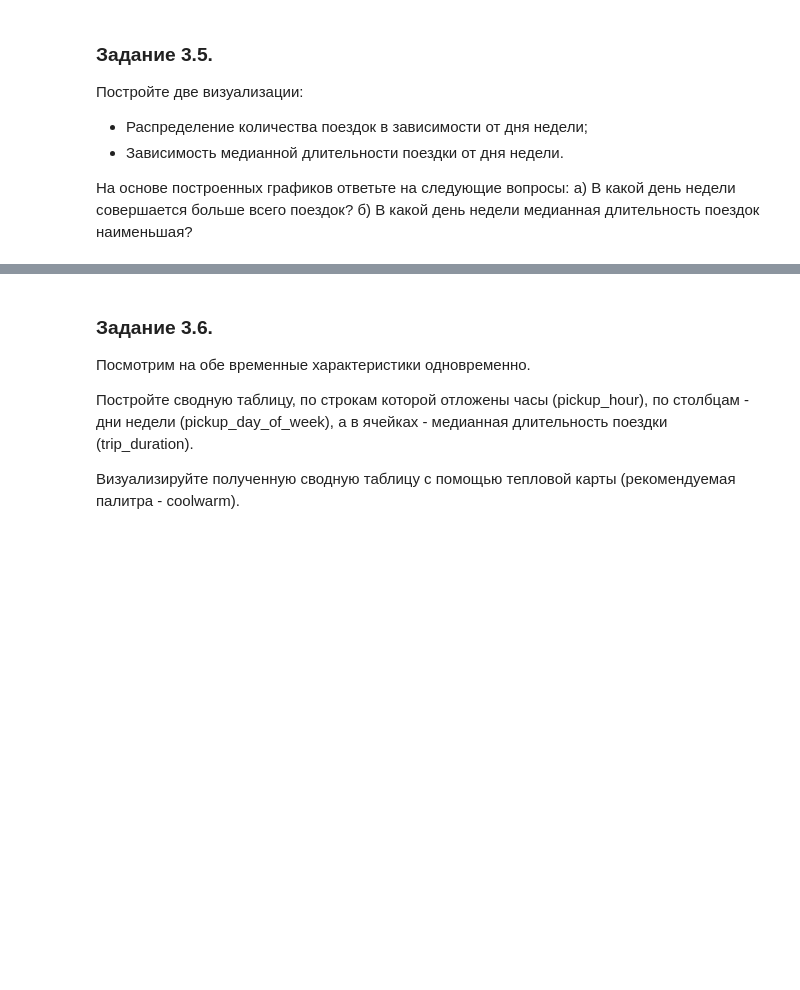
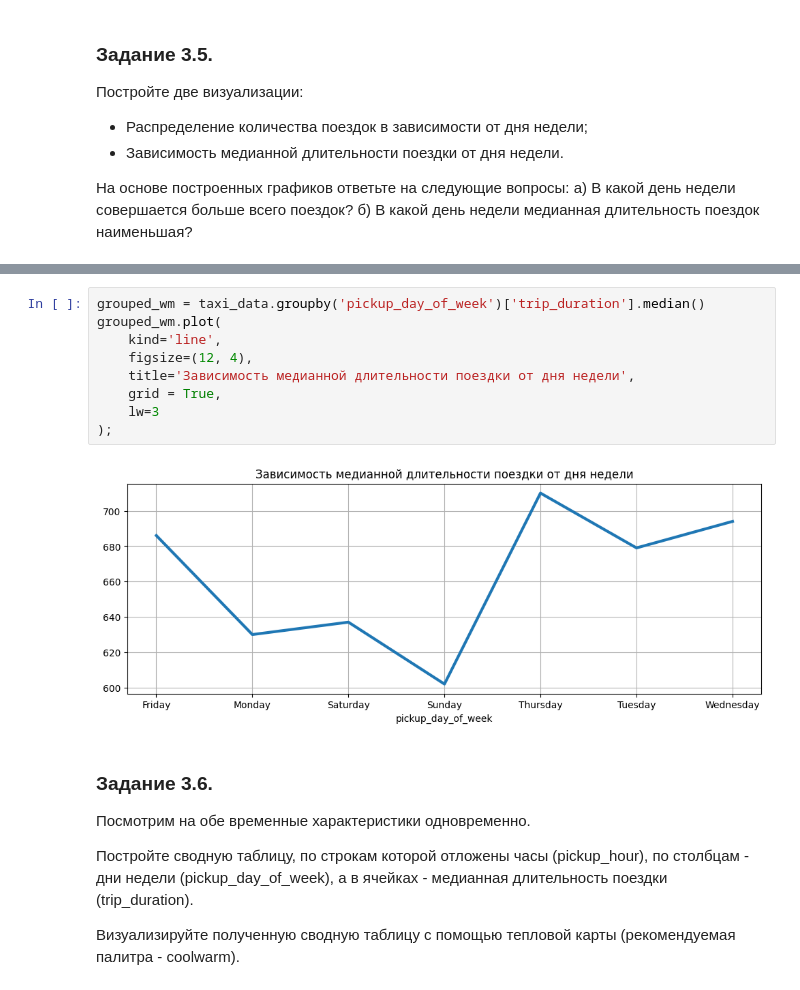
Before and after one commit to Alevtina529/test, a Jupyter notebook: Project_5__Ноутбук_шаблон.ipynb, the cells around one changed output, grey strips where cells are left out. Cells and saved outputs as stored; diff of their text form; blank space fills up the shorter version.

```diff
--- a/Project_5__Ноутбук_шаблон.ipynb
+++ b/Project_5__Ноутбук_шаблон.ipynb
@@ -757,3 +802,14 @@ boxplot.grid()
+# %%
+grouped_wm = taxi_data.groupby('pickup_day_of_week')['trip_duration'].median()
+grouped_wm.plot(
+    kind='line',
+    figsize=(12, 4),
+    title='Зависимость медианной длительности поездки от дня недели',
+    grid = True,
+    lw=3
+);
+# %% [output]
+[figure, added]
 # %% [markdown]
 ### Задание 3.6.
 Посмотрим на обе временные характеристики одновременно.
```
Also changed, not shown: parts of 12 cells of this notebook.
